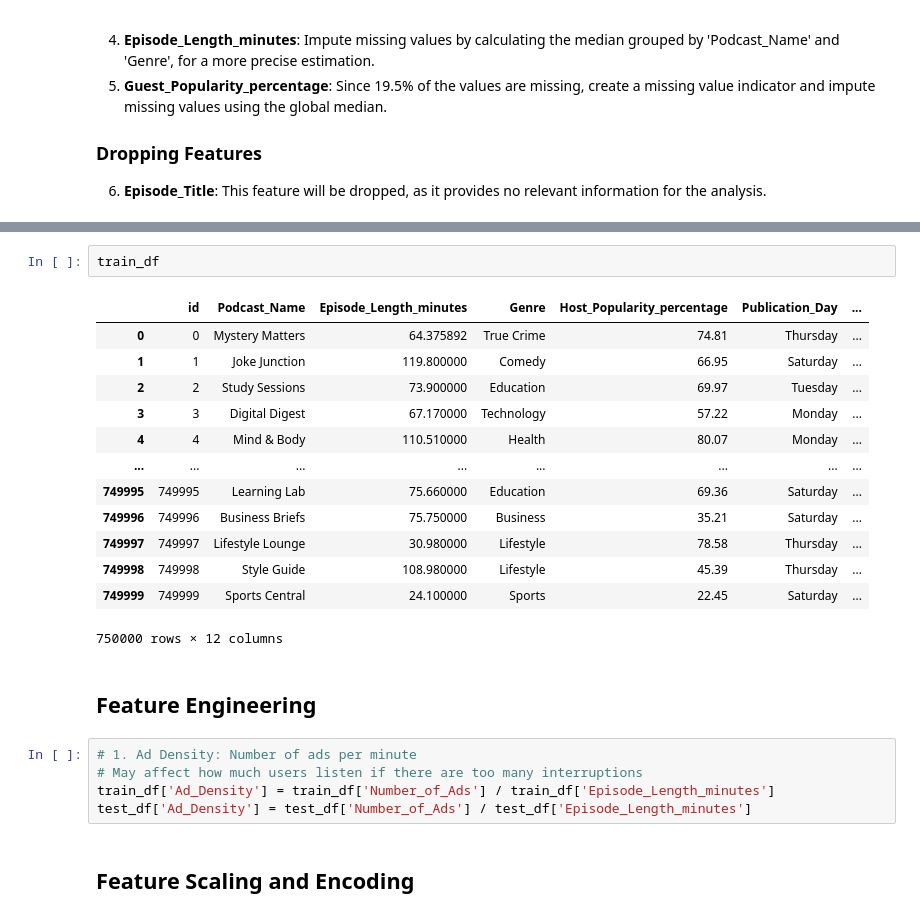
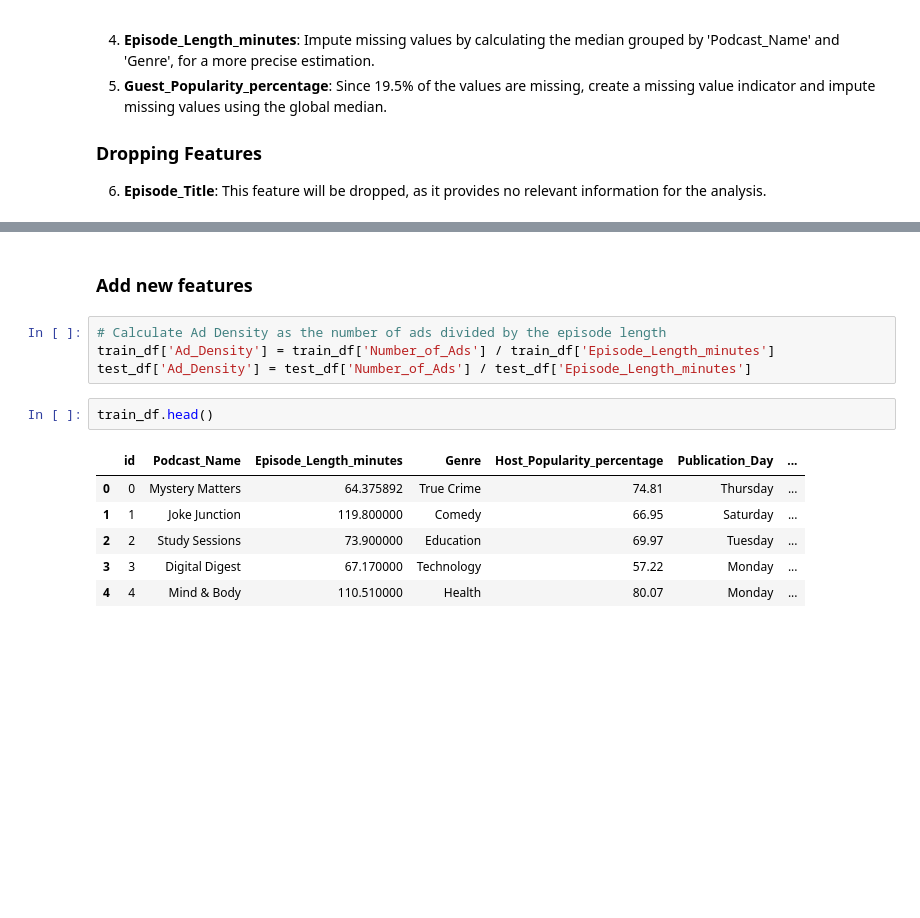
Before and after one commit to Elvis-Jekir/podcast_prediction, a Jupyter notebook: Podcast_Prediction.ipynb, the cells around one changed output, grey strips where cells are left out. Cells and saved outputs as stored; diff of their text form; blank space fills up the shorter version.

```diff
--- a/Podcast_Prediction_Listening_XGBOOSTregressor.ipynb
+++ b/Podcast_Prediction.ipynb
@@ -491,25 +451,15 @@ print("✅ Full Data Cleaning Completed — including Has_Guest and smart Guest
+# %% [markdown]
+### Add new features
+# %%
+# Calculate Ad Density as the number of ads divided by the episode length
+train_df['Ad_Density'] = train_df['Number_of_Ads'] / train_df['Episode_Length_minutes']
+test_df['Ad_Density'] = test_df['Number_of_Ads'] / test_df['Episode_Length_minutes']
 # %%
-train_df
+train_df.head()
 # %% [output]
 |  | id | Podcast_Name | Episode_Length_minutes | Genre | Host_Popularity_percentage | Publication_Day | ... |
 | 0 | 0 | Mystery Matters | 64.375892 | True Crime | 74.81 | Thursday | ... |
 | 1 | 1 | Joke Junction | 119.800000 | Comedy | 66.95 | Saturday | ... |
 | 2 | 2 | Study Sessions | 73.900000 | Education | 69.97 | Tuesday | ... |
 | 3 | 3 | Digital Digest | 67.170000 | Technology | 57.22 | Monday | ... |
 | 4 | 4 | Mind & Body | 110.510000 | Health | 80.07 | Monday | ... |
-| ... | ... | ... | ... | ... | ... | ... | ... |
-| 749995 | 749995 | Learning Lab | 75.660000 | Education | 69.36 | Saturday | ... |
-| 749996 | 749996 | Business Briefs | 75.750000 | Business | 35.21 | Saturday | ... |
-| 749997 | 749997 | Lifestyle Lounge | 30.980000 | Lifestyle | 78.58 | Thursday | ... |
-| 749998 | 749998 | Style Guide | 108.980000 | Lifestyle | 45.39 | Thursday | ... |
-| 749999 | 749999 | Sports Central | 24.100000 | Sports | 22.45 | Saturday | ... |
-750000 rows × 12 columns
-# %% [markdown]
-## Feature Engineering
-# %%
-# 1. Ad Density: Number of ads per minute
-# May affect how much users listen if there are too many interruptions
-train_df['Ad_Density'] = train_df['Number_of_Ads'] / train_df['Episode_Length_minutes']
-test_df['Ad_Density'] = test_df['Number_of_Ads'] / test_df['Episode_Length_minutes']
-# %% [markdown]
-## Feature Scaling and Encoding
```
Also changed, not shown: parts of 41 cells of this notebook.
